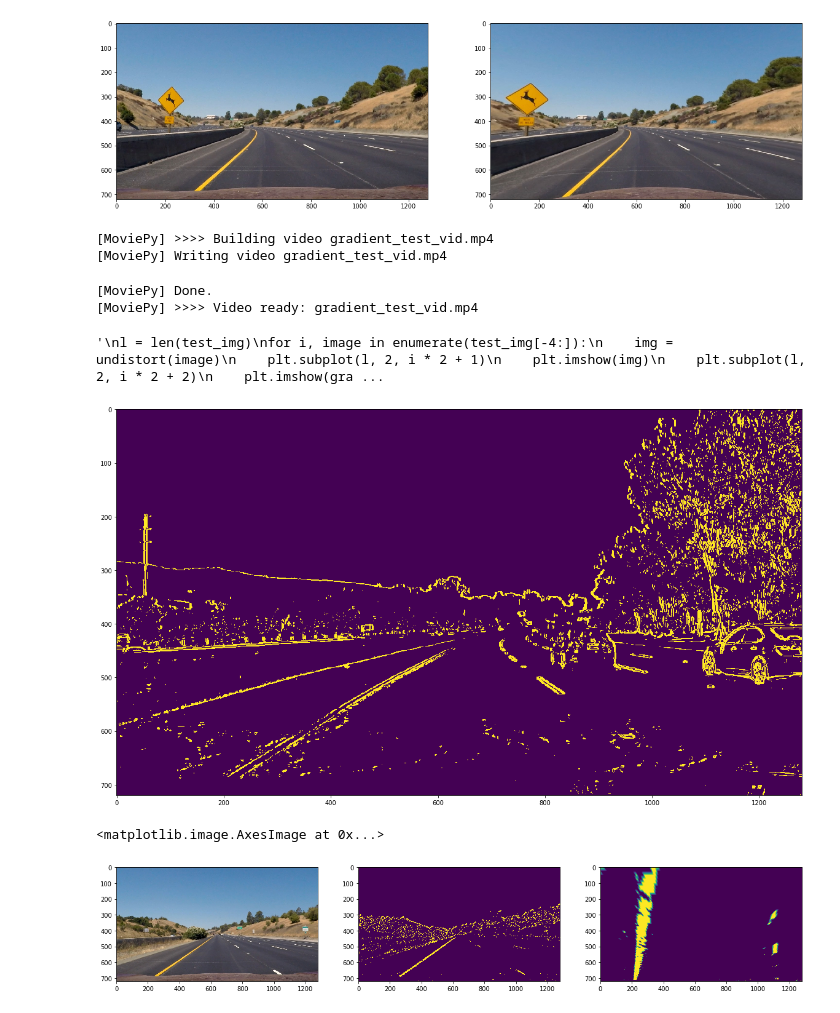
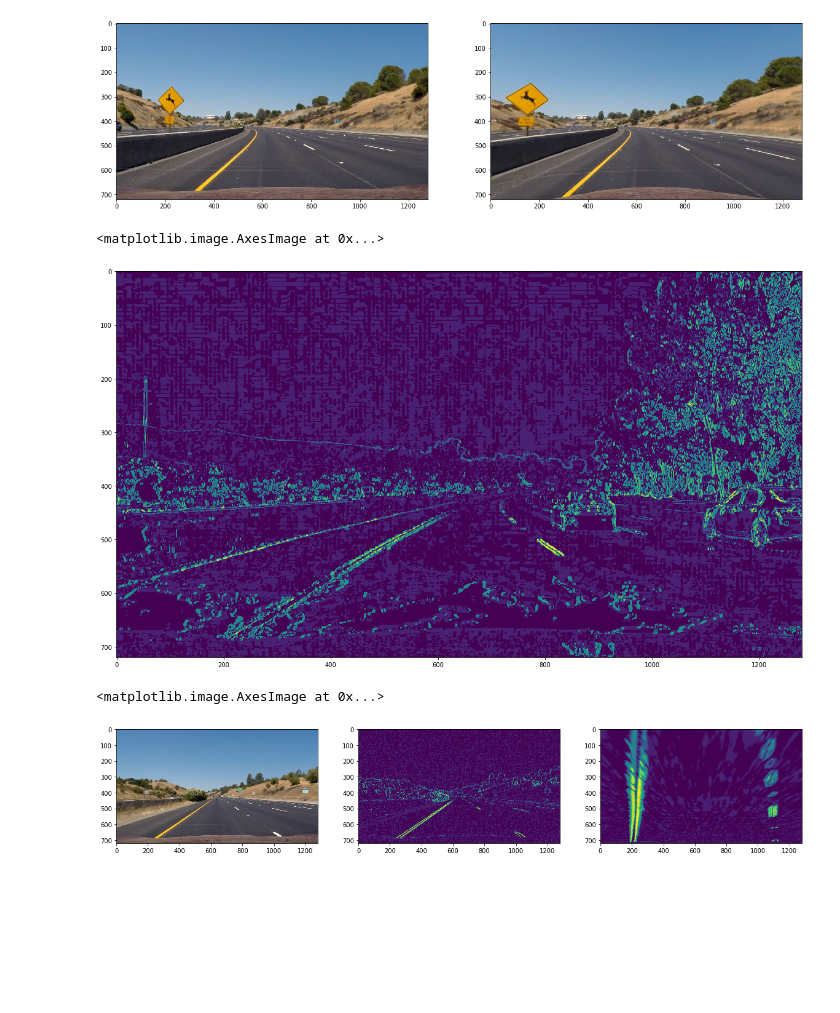
Before and after one commit to tempflip/CarND-Advanced-Lane-Lines, a Jupyter notebook: adv_lane_finding.ipynb, the cells around one changed output. Drawn from its saved outputs; the diff is of its cells as text; code cells hidden in the pictures; blank space fills up the shorter version.

```diff
--- a/adv_lane_finding.ipynb
+++ b/adv_lane_finding.ipynb
@@ -121,65 +121,58 @@ def gradient_transform_wrapper(image):
     gx = gradient_transform_x(l_chan, ksize = 7, thresh=(30, 150))
     gy = gradient_transform_y(l_chan, ksize = 7, thresh=(30, 150))
     gd = gradient_transform_direction(l_chan, ksize=7, thresh=(1.5,2.3))
+
     combo_hls = np.zeros(l_chan.shape)
-    combo_hls[((gx == 1) | (gx == 1)) & (gd == 1)] = 1
+    combo_hls[(gx == 1)] += 10
+    combo_hls[(gx == 1)] += 10
+
+    combo_hls[(gd == 1)] += 4
 
     bw = cv2.cvtColor(img, cv2.COLOR_BGR2GRAY)
     gx = gradient_transform_x(bw, ksize = 7, thresh=(30, 150))
     gy = gradient_transform_y(bw, ksize = 7, thresh=(70, 150))
     #gd = gradient_transform_direction(img, ksize=7, thresh=(1.7,2.4)
     combo_bw = np.zeros(bw.shape)
-    combo_bw[(gy == 1) | (gx == 1)] = 1
+    #combo_bw[(gy == 1) | (gx == 1)] = 1
 
-    combo = np.zeros(bw.shape)
-    combo[(combo_bw == 1) | (combo_hls == 1)] = 1
+    combo_hls[(gy == 1)] +=10
+    combo_hls[(gx == 1)] +=10
+    return combo_hls
+
+    #combo = np.zeros(bw.shape)
+    #combo[(combo_bw == 1) | (combo_hls == 1)] = 1
 
 
     return combo
 
 def grad3d(image):
     out = gradient_transform_wrapper(image) * 254
     img = np.zeros((image.shape[0],image.shape[1],3 ))
     img[:,:,0] = out
     img[:,:,1] = out
     img[:,:,2] = out
     return np.concatenate((image,img), axis=1)
 
 from moviepy.editor import VideoFileClip
 
 INPUT_VIDEO = './project_video.mp4'
 
 def write_video(input_f, output_f, f):
     clip = VideoFileClip(input_f) #.subclip(35,44)
     transformed = clip.fl_image(f)
     transformed.write_videofile(output_f, audio=False)
 
 
 INPUT_VIDEO = './project_video.mp4'
-write_video(INPUT_VIDEO, 'gradient_test_vid.mp4', grad3d)
 
 plt.figure(figsize=(20,40))
 
 img = VideoFileClip(INPUT_VIDEO).get_frame(42)
 
-
 plt.imshow(gradient_transform_wrapper(img))
-"""
-l = len(test_img)
-for i, image in enumerate(test_img[-4:]):
-    img = undistort(image)
-    plt.subplot(l, 2, i * 2 + 1)
-    plt.imshow(img)
-    plt.subplot(l, 2, i * 2 + 2)
-    plt.imshow(gradient_transform_wrapper(img))
-"""
 # %% [output]
-[MoviePy] >>>> Building video gradient_test_vid.mp4
-[MoviePy] Writing video gradient_test_vid.mp4
+<matplotlib.image.AxesImage at 0x...>
-[MoviePy] Done.
-[MoviePy] >>>> Video ready: gradient_test_vid.mp4
-'\nl = len(test_img)\nfor i, image in enumerate(test_img[-4:]):\n    img = undistort(image)\n    plt.subplot(l, 2, i * 2 + 1)\n    plt.imshow(img)\n    plt.subplot(l, 2, i * 2 + 2)\n    plt.imshow(gra ...
-[figure, old version]
+[figure, new version]
 # %%
 misc.imsave('calib.png', undistort(test_img[0]))
 # %%
@@ -207,7 +200,7 @@ plt.subplot(1,3,3)
 plt.imshow(warped)
 # %% [output]
 <matplotlib.image.AxesImage at 0x...>
-[figure, old version]
+[figure, new version]
 # %%
 def birds_eye(image, M):
     img = np.copy(image)
```
Also changed, not shown: parts of 11 cells of this notebook.
